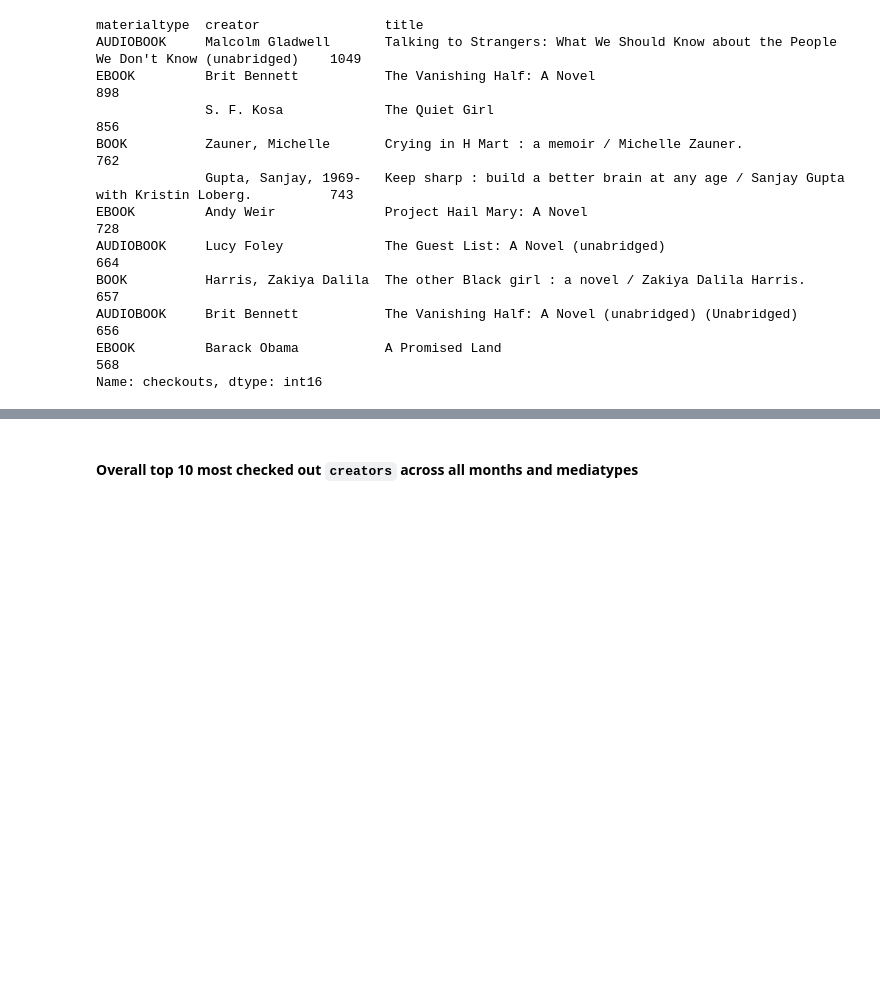
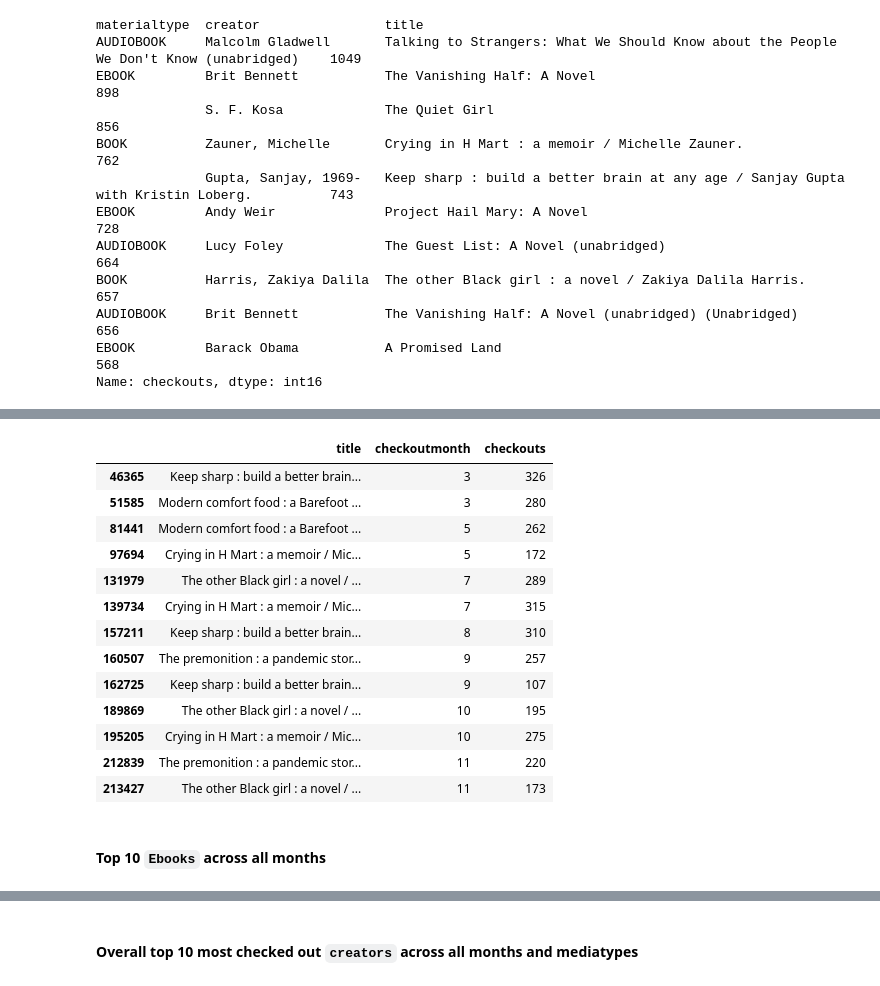
Before and after one commit to th-schmidt/2023-2024_Data_Librarian_Thomas_Schmidt, a Jupyter notebook: Analyse_Seattle_Library_Aufgabe.ipynb, the cells around one changed output, grey strips where cells are left out. Saved outputs shown, nothing was run; the diff lists cells and outputs as text; code cells hidden in the pictures; blank space fills up the shorter version.

```diff
--- a/Analyse_Seattle_Library_Aufgabe.ipynb
+++ b/Analyse_Seattle_Library_Aufgabe.ipynb
@@ -751,0 +769,21 @@ Name: checkouts, dtype: int16
+# %%
+# Plot trend for top 5 books
+top5_books = list(checkouts2021_df.query('materialtype == "BOOK"').groupby('title')['checkouts'].sum().sort_values(ascending=False)[:5].index)
+top5_books_data = checkouts2021_df[checkouts2021_df['title'].isin(top5_books)][['title', 'checkoutmonth', 'checkouts']]
+# %% [output]
+|  | title | checkoutmonth | checkouts |
+| 46365 | Keep sharp : build a better brain... | 3 | 326 |
+| 51585 | Modern comfort food : a Barefoot ... | 3 | 280 |
+| 81441 | Modern comfort food : a Barefoot ... | 5 | 262 |
+| 97694 | Crying in H Mart : a memoir / Mic... | 5 | 172 |
+| 131979 | The other Black girl : a novel / ... | 7 | 289 |
+| 139734 | Crying in H Mart : a memoir / Mic... | 7 | 315 |
+| 157211 | Keep sharp : build a better brain... | 8 | 310 |
+| 160507 | The premonition : a pandemic stor... | 9 | 257 |
+| 162725 | Keep sharp : build a better brain... | 9 | 107 |
+| 189869 | The other Black girl : a novel / ... | 10 | 195 |
+| 195205 | Crying in H Mart : a memoir / Mic... | 10 | 275 |
+| 212839 | The premonition : a pandemic stor... | 11 | 220 |
+| 213427 | The other Black girl : a novel / ... | 11 | 173 |
+# %% [markdown]
+#### Top 10 `Ebooks` across all months
```
Also changed, not shown: parts of 6 cells of this notebook.
